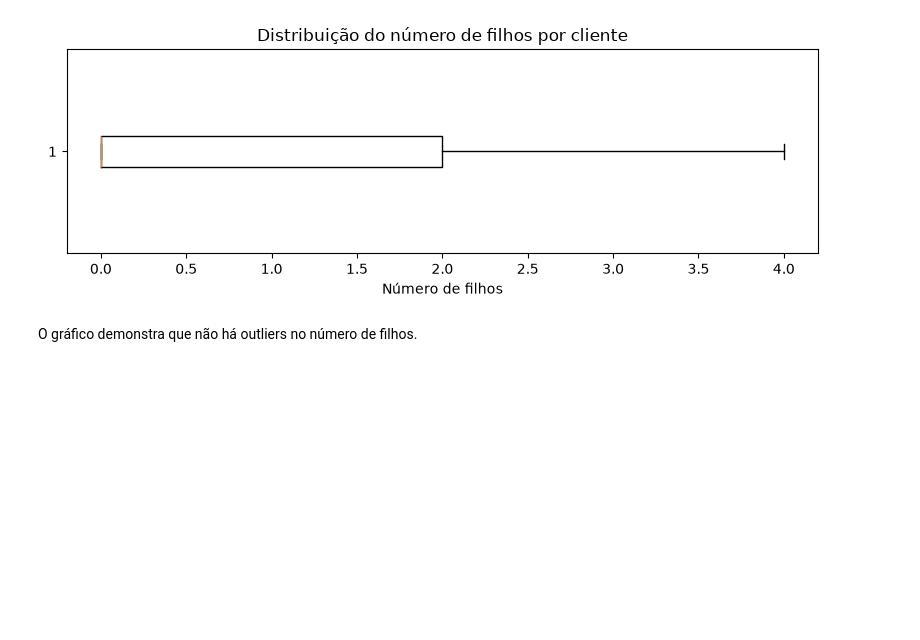
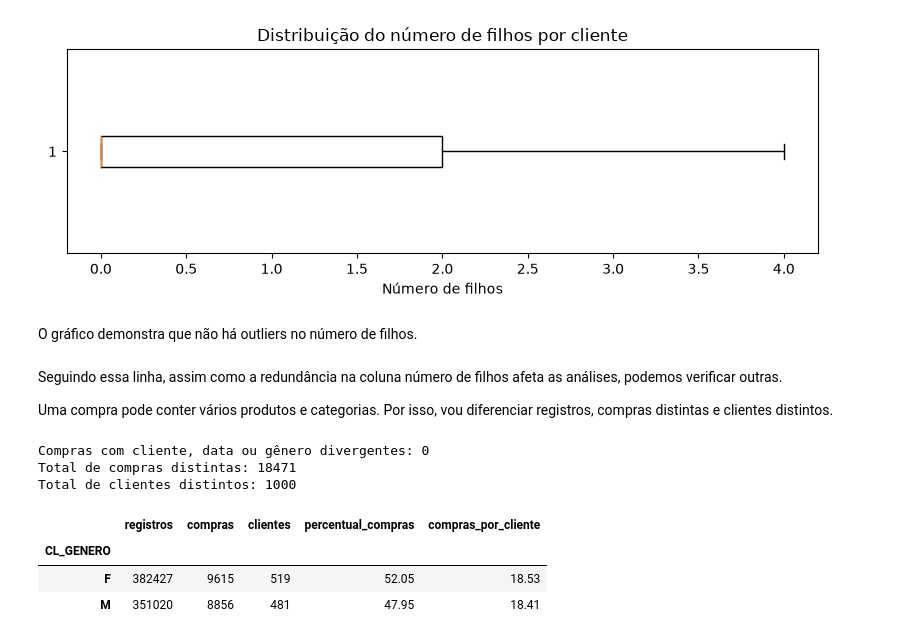
Before and after one commit to isabelagomesdacosta-gif/Miniprojeto_IsabelaGomesDaCosta_Analise_de_Dados_T1, a Jupyter notebook: mini_projeto_analise_de_dados_com_python.ipynb, the cells around one changed output. Saved outputs shown, nothing was run; the diff lists cells and outputs as text; code cells hidden in the pictures; blank space fills up the shorter version.

```diff
--- a/mini_projeto_analise_de_dados_com_python.ipynb
+++ b/mini_projeto_analise_de_dados_com_python.ipynb
@@ -494,3 +486,50 @@ Note: you may need to restart the kernel to use updated packages.
 [figure]
 # %% [markdown]
 O gráfico demonstra que não há outliers no número de filhos.
+# %% [markdown]
+Seguindo essa linha, assim como a redundância na coluna número de filhos afeta as análises, podemos verificar outras.
+
+Uma compra pode conter vários produtos e categorias. Por isso, vou diferenciar registros, compras distintas e clientes distintos.
+# %%
+# Verifica a consistência do identificador de compra
+consistencia_compras = df_limpo.groupby("CO_ID").agg(
+    clientes=("CL_ID", "nunique"),
+    datas=("DATA", "nunique"),
+    generos=("CL_GENERO", "nunique")
+)
+compras_inconsistentes = consistencia_compras.gt(1).any(axis=1)
+
+print("Compras com cliente, data ou gênero divergentes:", compras_inconsistentes.sum())
+print("Total de compras distintas:", df_limpo["CO_ID"].nunique())
+print("Total de clientes distintos:", df_limpo["CL_ID"].nunique())
+
+if compras_inconsistentes.any():
+    raise ValueError
+    ("Existem compras inconsistentes. Revisar os identificadores antes dos agrupamentos.")
+# %% [output]
+Compras com cliente, data ou gênero divergentes: 0
+Total de compras distintas: 18471
+Total de clientes distintos: 1000
+# %%
+# Agrupa os registros por gênero e conta compras e clientes distintos
+resumo_genero = (
+    df_limpo.groupby("CL_GENERO")
+    .agg(
+        registros=("CO_ID", "size"),
+        compras=("CO_ID", "nunique"),
+        clientes=("CL_ID", "nunique")
+    )
+    .sort_values("compras", ascending=False)
+)
+
+resumo_genero["percentual_compras"] = (
+    resumo_genero["compras"] / df_limpo["CO_ID"].nunique() * 100
+)
+resumo_genero["compras_por_cliente"] = resumo_genero["compras"] / resumo_genero["clientes"]
+
+display(resumo_genero.round(2))
+# %% [output]
+|  | registros | compras | clientes | percentual_compras | compras_por_cliente |
+| CL_GENERO |  |  |  |  |  |
+| F | 382427 | 9615 | 519 | 52.05 | 18.53 |
+| M | 351020 | 8856 | 481 | 47.95 | 18.41 |
```
Also changed, not shown: parts of 10 cells of this notebook.
